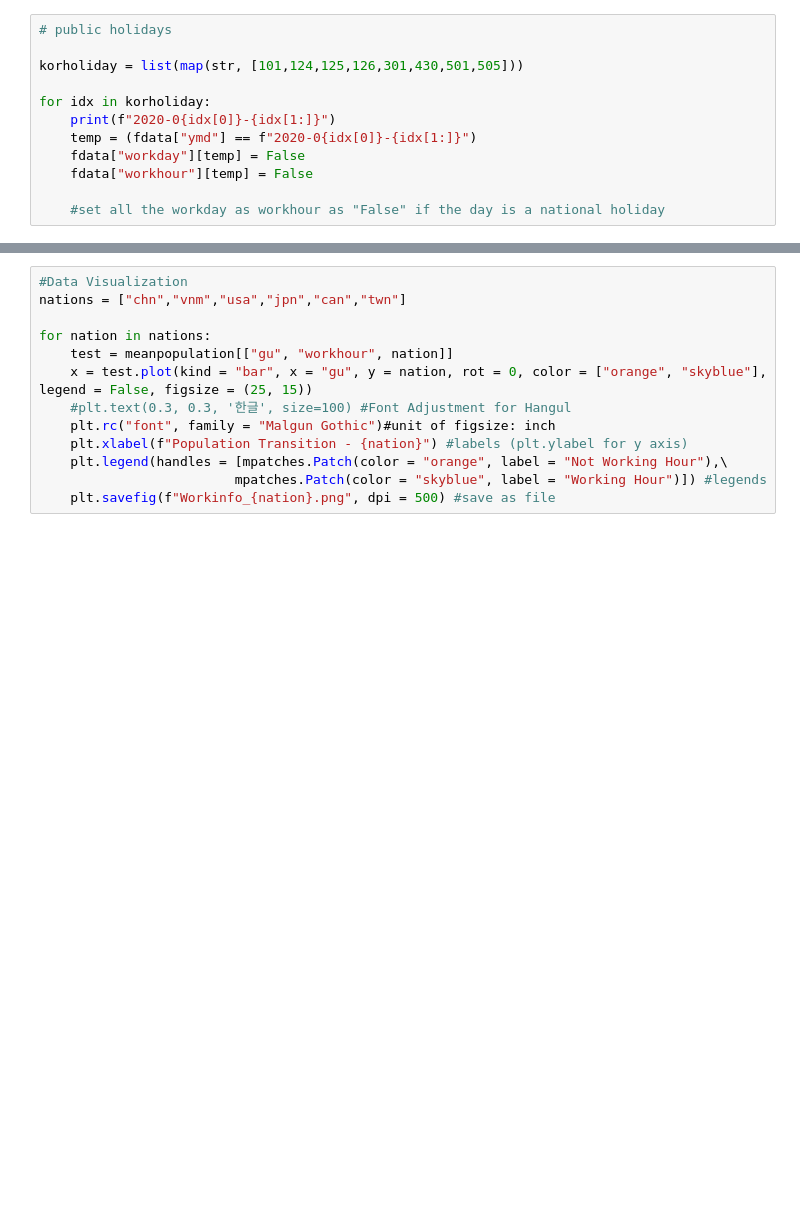
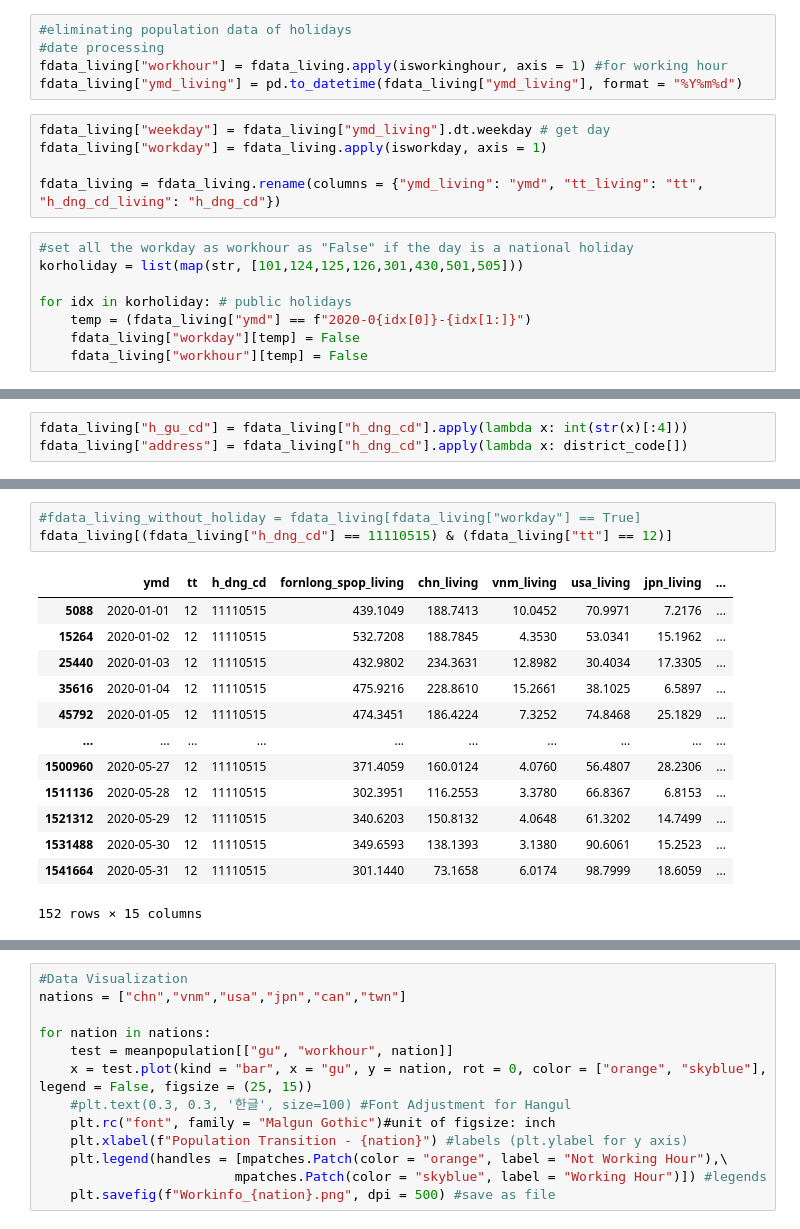
Before and after one commit to icehongsi/seoulresearch_project, a Jupyter notebook: Research/foreignLivingPopulationPreprocessing.ipynb, the cells around one changed output, grey strips where cells are left out. Drawn from its saved outputs; the diff is of its cells as text; blank space fills up the shorter version.

```diff
--- a/Research/Preprocessing_1.ipynb
+++ b/Research/foreignLivingPopulationPreprocessing.ipynb
@@ -76,13 +95,19 @@ dtype: object
+# %%
+#eliminating population data of holidays
+#date processing
+fdata_living["workhour"] = fdata_living.apply(isworkinghour, axis = 1) #for working hour
+fdata_living["ymd_living"] = pd.to_datetime(fdata_living["ymd_living"], format = "%Y%m%d")
+# %%
+fdata_living["weekday"] = fdata_living["ymd_living"].dt.weekday # get day
+fdata_living["workday"] = fdata_living.apply(isworkday, axis = 1)
+
+fdata_living = fdata_living.rename(columns = {"ymd_living": "ymd", "tt_living": "tt", "h_dng_cd_living": "h_dng_cd"})
 # %%
-# public holidays
-
+#set all the workday as workhour as "False" if the day is a national holiday
 korholiday = list(map(str, [101,124,125,126,301,430,501,505]))
 
-for idx in korholiday:
-    print(f"2020-0{idx[0]}-{idx[1:]}")
-    temp = (fdata["ymd"] == f"2020-0{idx[0]}-{idx[1:]}")
-    fdata["workday"][temp] = False
-    fdata["workhour"][temp] = False
-
-    #set all the workday as workhour as "False" if the day is a national holiday
+for idx in korholiday: # public holidays
+    temp = (fdata_living["ymd"] == f"2020-0{idx[0]}-{idx[1:]}")
+    fdata_living["workday"][temp] = False
+    fdata_living["workhour"][temp] = False
 # %% [output]
@@ -159,0 +128,3 @@ Name: workday, Length: 91200, dtype: bool
+# %%
+fdata_living["h_gu_cd"] = fdata_living["h_dng_cd"].apply(lambda x: int(str(x)[:4]))
+fdata_living["address"] = fdata_living["h_dng_cd"].apply(lambda x: district_code[])
@@ -159,0 +138,17 @@ Name: workday, Length: 91200, dtype: bool
+# %%
+#fdata_living_without_holiday = fdata_living[fdata_living["workday"] == True]
+fdata_living[(fdata_living["h_dng_cd"] == 11110515) & (fdata_living["tt"] == 12)]
+# %% [output]
+|  | ymd | tt | h_dng_cd | fornlong_spop_living | chn_living | vnm_living | usa_living | jpn_living | ... |
+| 5088 | 2020-01-01 | 12 | 11110515 | 439.1049 | 188.7413 | 10.0452 | 70.9971 | 7.2176 | ... |
+| 15264 | 2020-01-02 | 12 | 11110515 | 532.7208 | 188.7845 | 4.3530 | 53.0341 | 15.1962 | ... |
+| 25440 | 2020-01-03 | 12 | 11110515 | 432.9802 | 234.3631 | 12.8982 | 30.4034 | 17.3305 | ... |
+| 35616 | 2020-01-04 | 12 | 11110515 | 475.9216 | 228.8610 | 15.2661 | 38.1025 | 6.5897 | ... |
+| 45792 | 2020-01-05 | 12 | 11110515 | 474.3451 | 186.4224 | 7.3252 | 74.8468 | 25.1829 | ... |
+| ... | ... | ... | ... | ... | ... | ... | ... | ... | ... |
+| 1500960 | 2020-05-27 | 12 | 11110515 | 371.4059 | 160.0124 | 4.0760 | 56.4807 | 28.2306 | ... |
+| 1511136 | 2020-05-28 | 12 | 11110515 | 302.3951 | 116.2553 | 3.3780 | 66.8367 | 6.8153 | ... |
+| 1521312 | 2020-05-29 | 12 | 11110515 | 340.6203 | 150.8132 | 4.0648 | 61.3202 | 14.7499 | ... |
+| 1531488 | 2020-05-30 | 12 | 11110515 | 349.6593 | 138.1393 | 3.1380 | 90.6061 | 15.2523 | ... |
+| 1541664 | 2020-05-31 | 12 | 11110515 | 301.1440 | 73.1658 | 6.0174 | 98.7999 | 18.6059 | ... |
+152 rows × 15 columns
```
Also changed, not shown: parts of 15 cells of this notebook, 2 other files.
